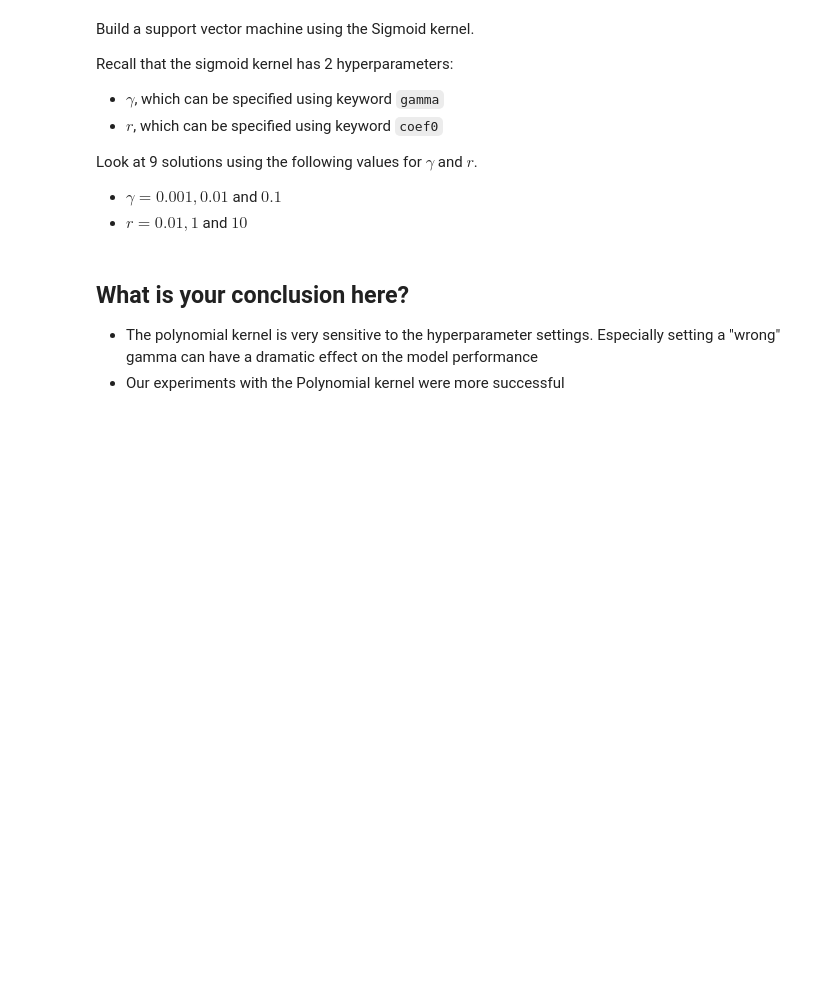
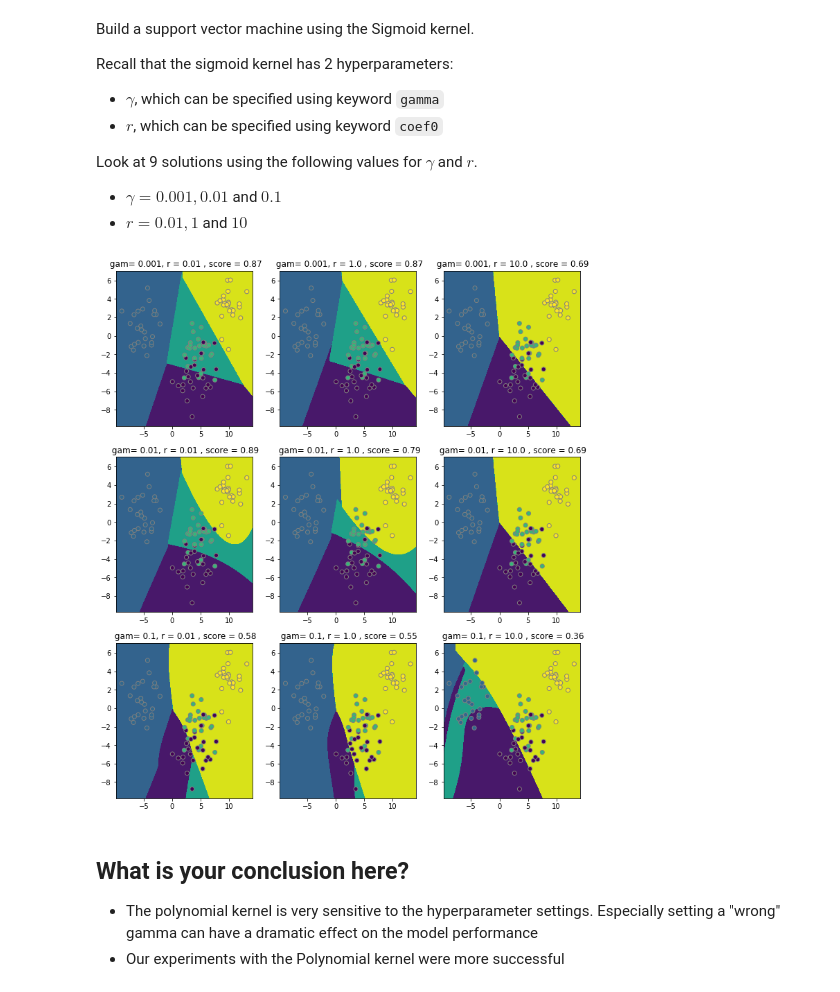
Before and after one commit to BSHaidar/dsc-kernels-in-scikit-learn-lab-dc-ds-career-042219, a Jupyter notebook: index.ipynb, the cells around one changed output. Drawn from its saved outputs; the diff is of its cells as text; code cells hidden in the pictures; blank space fills up the shorter version.

```diff
--- a/index.ipynb
+++ b/index.ipynb
@@ -191,3 +185,45 @@ Look at 9 solutions using the following values for $\gamma$ and $r$.
+# %%
+# Create a loop that builds a model for each of the 9 combinations
+r_range =  np.array([0.01, 1, 10])
+gamma_range =  np.array([0.001, 0.01, 0.1])
+param_grid = dict(gamma=gamma_range,coef0 = r_range)
+details = []
+for gamma in gamma_range:
+     for r in r_range:
+        clf = svm.SVC(kernel = "sigmoid", coef0 = r , gamma=gamma)
+        clf.fit(X_3, y_3)
+        details.append((r, gamma, clf))
+# %%
+# Prepare your data for plotting
+X1= X_3[:,0]
+X2= X_3[:,1]
+X1_min, X1_max = X1.min() - 1, X1.max() + 1
+X2_min, X2_max = X2.min() - 1, X2.max() + 1
+
+x1_coord = np.linspace(X1_min, X1_max, 500)
+x2_coord = np.linspace(X2_min, X2_max, 500)
+
+X2_C, X1_C = np.meshgrid(x2_coord, x1_coord)
+x1x2 = np.c_[X1_C.ravel(), X2_C.ravel()]
+# %%
+# Plot the prediction results in 9 subplots
+plt.figure(figsize=(12, 14))
+
+for (k, (r, gamma, clf)) in enumerate(details):
+    # evaluate the predictions in a grid
+    Z = clf.predict(x1x2)
+    Z = Z.reshape(X1_C.shape)
+
+    # visualize decision function for these parameters
+    plt.subplot(3, 3, k + 1)
+    plt.title(" gam= %r, r = %r , score = %r"  % (gamma,r, round(clf.score(X_3,y_3), 2)))
+
+    # visualize parameter's effect on decision function
+    plt.contourf(X1_C, X2_C, Z, alpha = 1)
+    plt.scatter(X_3[:, 0], X_3[:, 1], c=y_3,  edgecolors='gray')
+    plt.axis('tight')
+# %% [output]
+[figure, added]
 # %% [markdown]
 ## What is your conclusion here?
 
```
Also changed, not shown: parts of 3 cells of this notebook.
